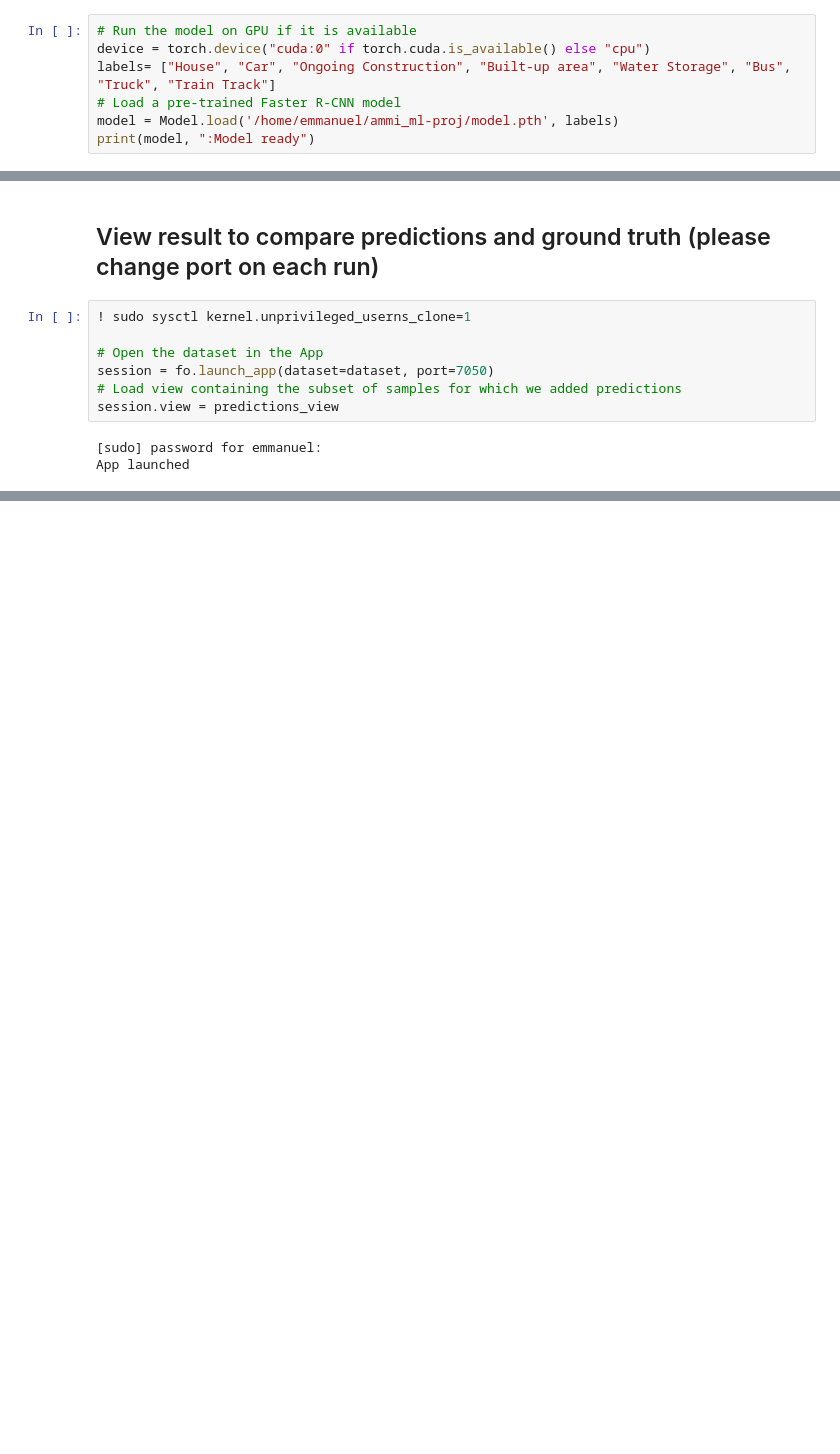
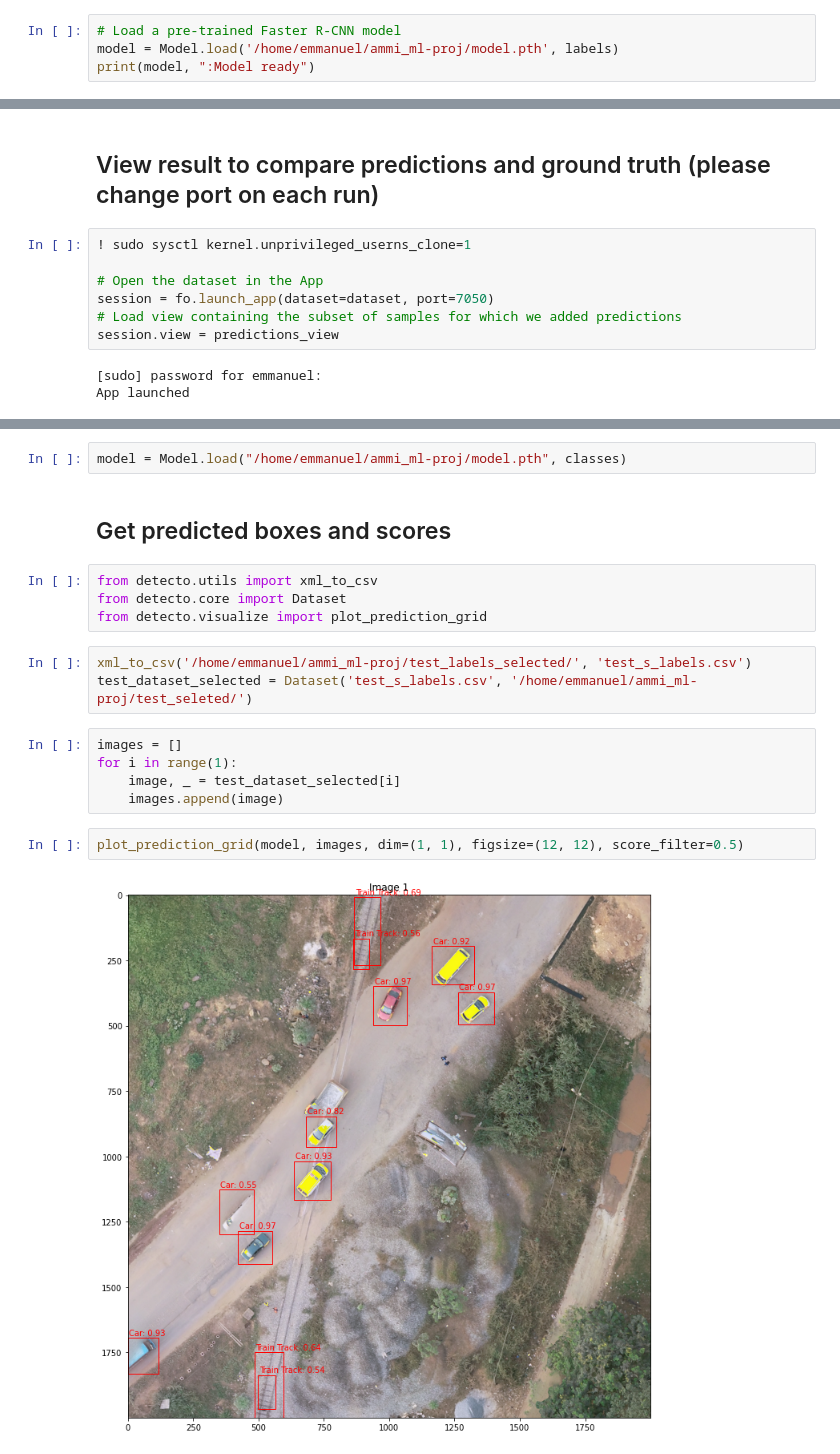
Before and after one commit to eecheonwu/ammi-ml-proj, a Jupyter notebook: AMMI_Project_model_performance_analysis.ipynb, the cells around one changed output, grey strips where cells are left out. Cells and saved outputs as stored; diff of their text form; blank space fills up the shorter version.

```diff
--- a/AMMI_Project_model_performance_analysis.ipynb
+++ b/AMMI_Project_model_performance_analysis.ipynb
@@ -14,9 +24,6 @@ import torchvision
 # %% [markdown]
 ## Load trained  Model for Analysis
 # %%
-# Run the model on GPU if it is available
-device = torch.device("cuda:0" if torch.cuda.is_available() else "cpu")
-labels= ["House", "Car", "Ongoing Construction", "Built-up area", "Water Storage", "Bus", "Truck", "Train Track"]
 # Load a pre-trained Faster R-CNN model
 model = Model.load('/home/emmanuel/ammi_ml-proj/model.pth', labels)
 print(model, ":Model ready")
@@ -141,0 +155,20 @@ App launched
+# %%
+model = Model.load("/home/emmanuel/ammi_ml-proj/model.pth", classes)
+# %% [markdown]
+## Get predicted boxes and scores
+# %%
+from detecto.utils import xml_to_csv
+from detecto.core import Dataset
+from detecto.visualize import plot_prediction_grid
+# %%
+xml_to_csv('/home/emmanuel/ammi_ml-proj/test_labels_selected/', 'test_s_labels.csv')
+test_dataset_selected = Dataset('test_s_labels.csv', '/home/emmanuel/ammi_ml-proj/test_seleted/')
+# %%
+images = []
+for i in range(1):
+    image, _ = test_dataset_selected[i]
+    images.append(image)
+# %%
+plot_prediction_grid(model, images, dim=(1, 1), figsize=(12, 12), score_filter=0.5)
+# %% [output]
+[figure, added]
```
Also changed, not shown: parts of 38 cells of this notebook.
